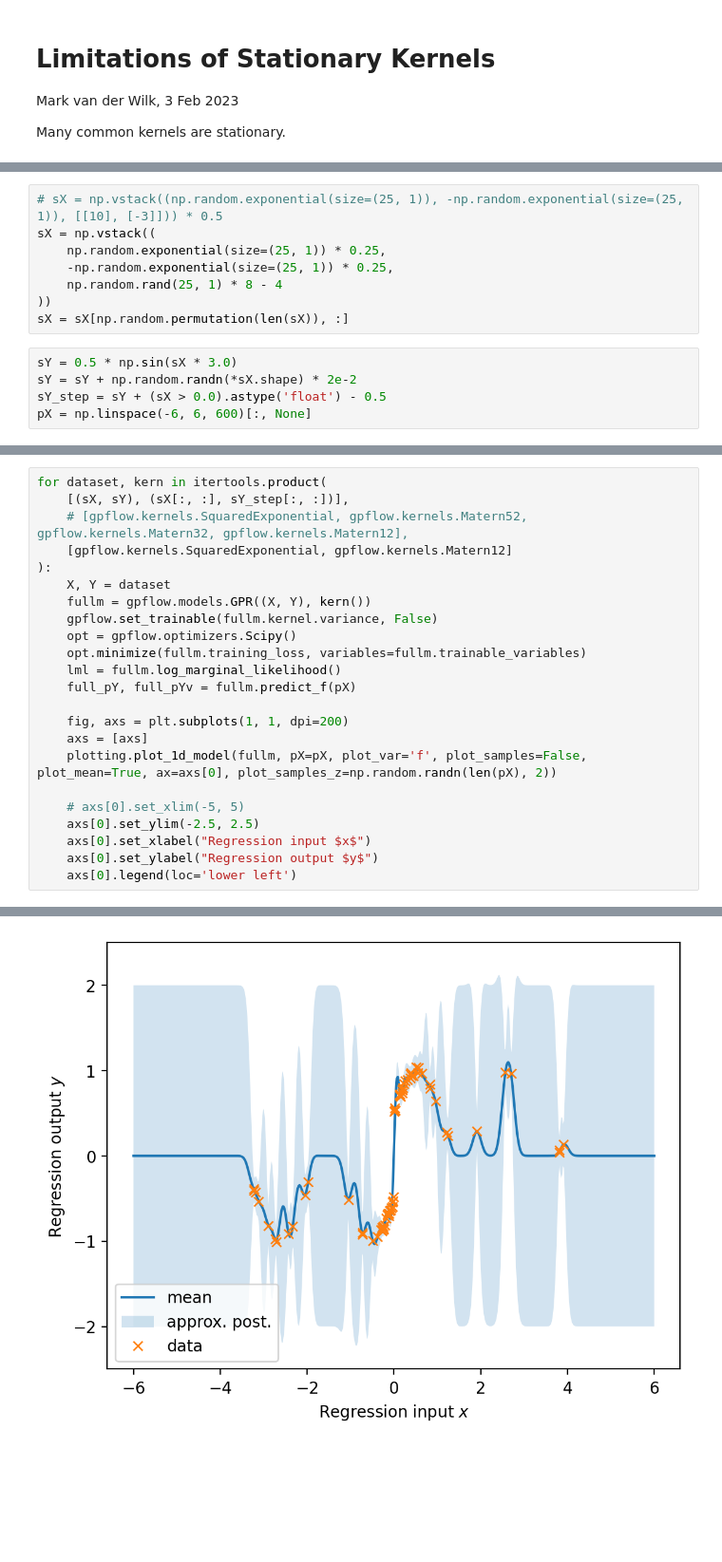
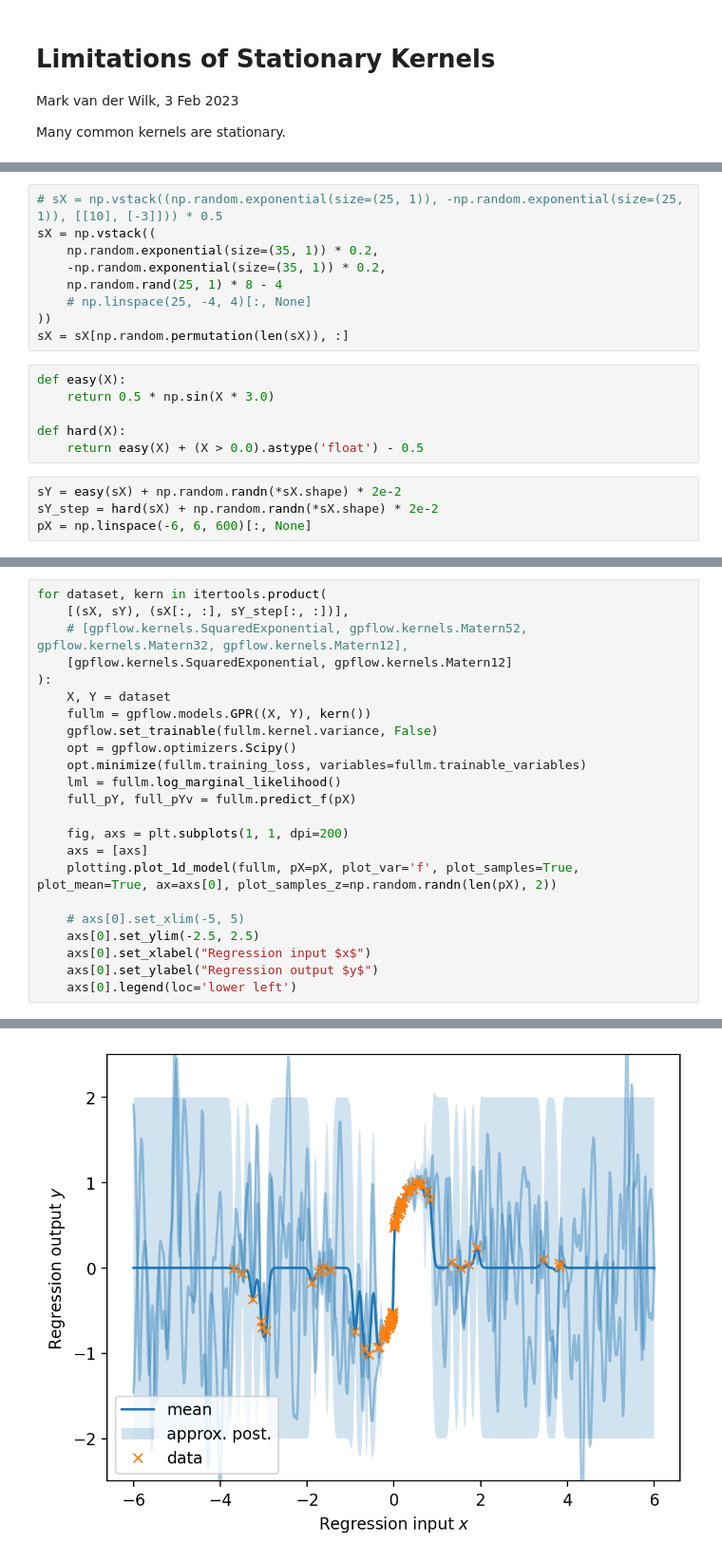
Before and after one commit to markvdw/inference-plots, a Jupyter notebook: stationary-kernel-failure.ipynb, the cells around one changed output, grey strips where cells are left out. Shown at 95% size. Saved outputs shown, nothing was run; the diff lists cells and outputs as text; blank space fills up the shorter version.

```diff
--- a/stationary-kernel-failure.ipynb
+++ b/stationary-kernel-failure.ipynb
@@ -21,13 +21,19 @@ To enable them in other operations, rebuild TensorFlow with the appropriate comp
 # %%
 # sX = np.vstack((np.random.exponential(size=(25, 1)), -np.random.exponential(size=(25, 1)), [[10], [-3]])) * 0.5
 sX = np.vstack((
-    np.random.exponential(size=(25, 1)) * 0.25,
-    -np.random.exponential(size=(25, 1)) * 0.25,
+    np.random.exponential(size=(35, 1)) * 0.2,
+    -np.random.exponential(size=(35, 1)) * 0.2,
     np.random.rand(25, 1) * 8 - 4
+    # np.linspace(25, -4, 4)[:, None]
 ))
 sX = sX[np.random.permutation(len(sX)), :]
+# %%
+def easy(X):
+    return 0.5 * np.sin(X * 3.0)
+
+def hard(X):
+    return easy(X) + (X > 0.0).astype('float') - 0.5
 # %%
-sY = 0.5 * np.sin(sX * 3.0)
-sY = sY + np.random.randn(*sX.shape) * 2e-2
-sY_step = sY + (sX > 0.0).astype('float') - 0.5
+sY = easy(sX) + np.random.randn(*sX.shape) * 2e-2
+sY_step = hard(sX) + np.random.randn(*sX.shape) * 2e-2
 pX = np.linspace(-6, 6, 600)[:, None]
@@ -52,7 +59,7 @@ for dataset, kern in itertools.product(
 
     fig, axs = plt.subplots(1, 1, dpi=200)
     axs = [axs]
-    plotting.plot_1d_model(fullm, pX=pX, plot_var='f', plot_samples=False, plot_mean=True, ax=axs[0], plot_samples_z=np.random.randn(len(pX), 2))
+    plotting.plot_1d_model(fullm, pX=pX, plot_var='f', plot_samples=True, plot_mean=True, ax=axs[0], plot_samples_z=np.random.randn(len(pX), 2))
 
     # axs[0].set_xlim(-5, 5)
     axs[0].set_ylim(-2.5, 2.5)
@@ -65 +77 @@ for dataset, kern in itertools.product(
-[figure, old version]
+[figure, new version]
```
Also changed, not shown: parts of 4 cells of this notebook.
